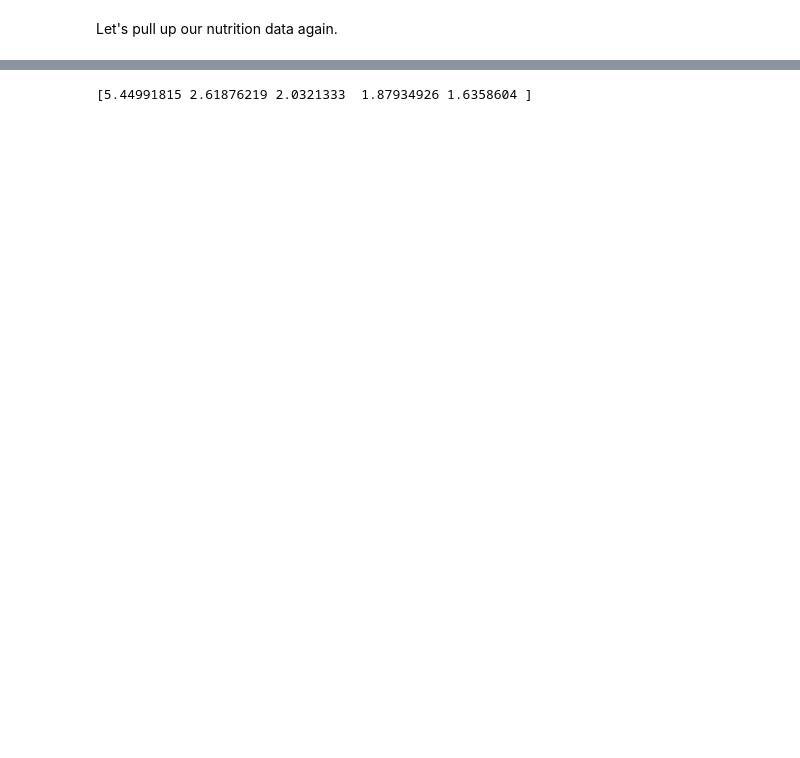
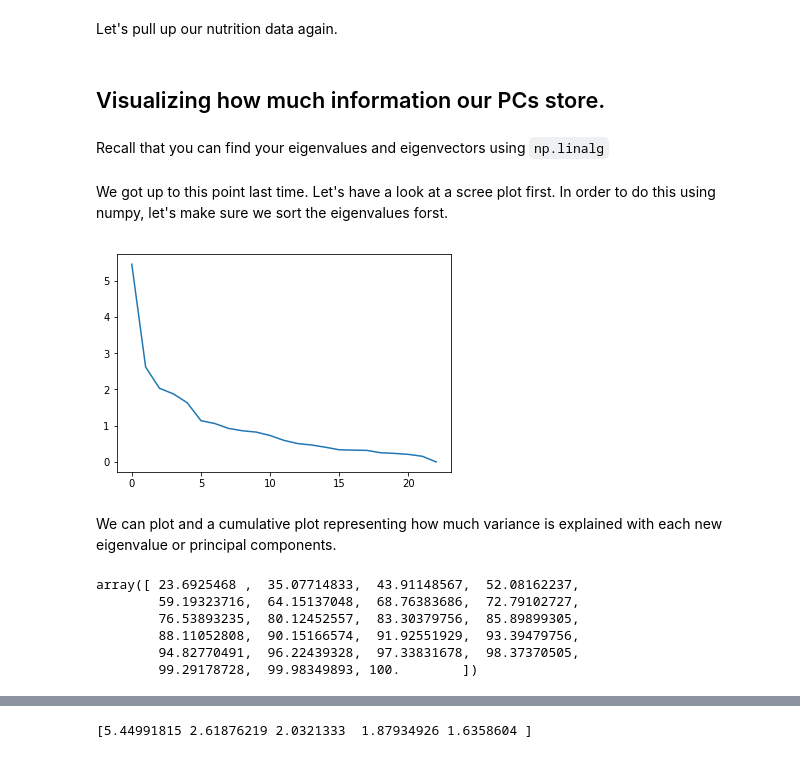
Before and after one commit to learn-co-curriculum/ml-pca-lab-pt2, a Jupyter notebook: PCA lab part 2.ipynb, the cells around one changed output, grey strips where cells are left out. Drawn from its saved outputs; the diff is of its cells as text; code cells hidden in the pictures; blank space fills up the shorter version.

```diff
--- a/PCA lab part 2.ipynb
+++ b/PCA lab part 2.ipynb
@@ -20,3 +20,21 @@ data.drop(data.columns[:6].values, axis=1, inplace = True)
 from sklearn.preprocessing import StandardScaler
 data_stand = StandardScaler().fit_transform(data)
 data_stand = pd.DataFrame(data_stand)
+# %%
+cov_mat = (data_stand.T.dot(data_stand)) / (data_stand.shape[0]-1)
+# %% [markdown]
+## Visualizing how much information our PCs store.
+# %% [markdown]
+Recall that you can find your eigenvalues and eigenvectors using `np.linalg`
+# %%
+eig_values, eig_vectors = np.linalg.eig(cov_mat)
+# %% [markdown]
+We got up to this point last time. Let's have a look at a scree plot first. In order to do this using numpy, let's make sure we sort the eigenvalues forst.
+# %%
+eig_val_sorted = sorted(eig_values, reverse=True)
+# %%
+plt.plot(eig_val_sorted);
+# %% [output]
+[figure, added]
+# %% [markdown]
+We can plot and a cumulative plot representing how much variance is explained with each new eigenvalue or principal components.
@@ -22,0 +45,9 @@ data_stand = pd.DataFrame(data_stand)
+# %%
+cum_variance
+# %% [output]
+array([ 23.6925468 ,  35.07714833,  43.91148567,  52.08162237,
+        59.19323716,  64.15137048,  68.76383686,  72.79102727,
+        76.53893235,  80.12452557,  83.30379756,  85.89899305,
+        88.11052808,  90.15166574,  91.92551929,  93.39479756,
+        94.82770491,  96.22439328,  97.33831678,  98.37370505,
+        99.29178728,  99.98349893, 100.        ])
```
Also changed, not shown: parts of 12 cells of this notebook, 1 other file.
